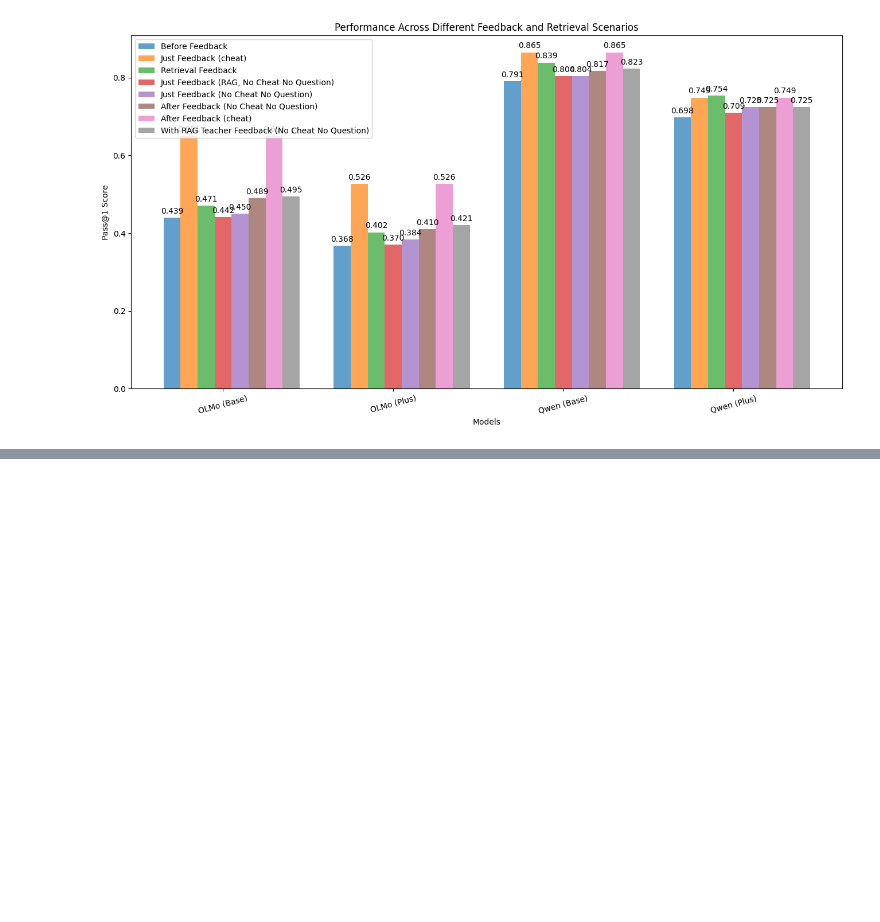
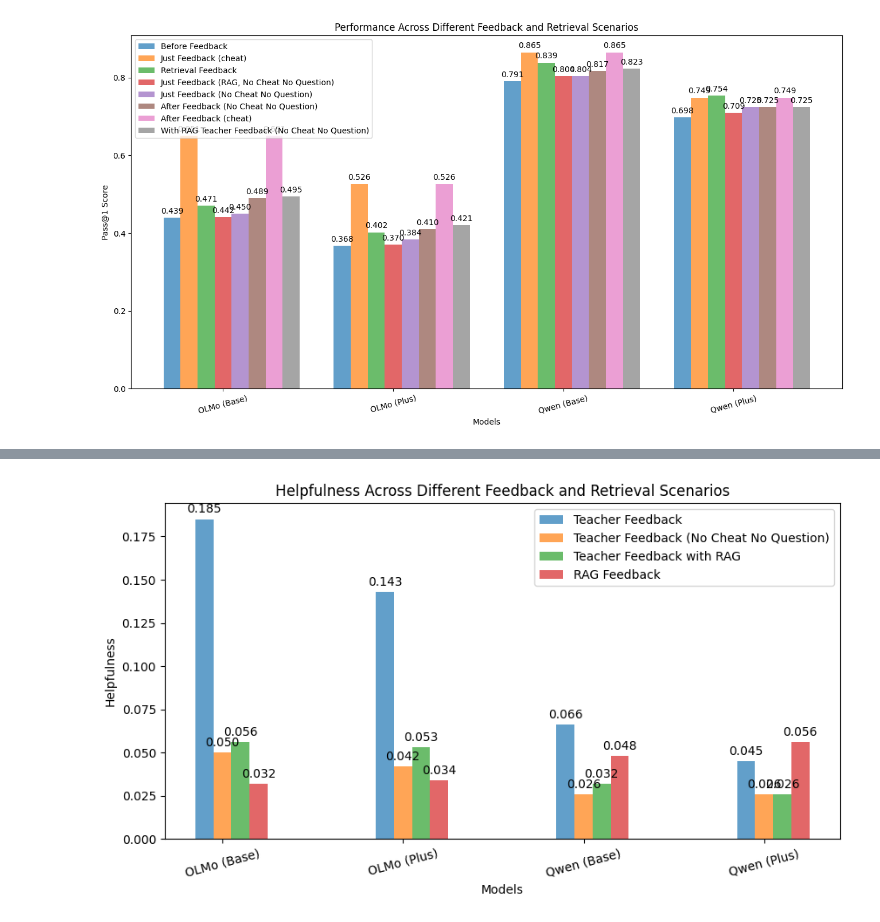
Before and after one commit to IanMagnusson/Ethical-AI-teachers, a Jupyter notebook: viz.ipynb, the cells around one changed output, grey strips where cells are left out. Saved outputs shown, nothing was run; the diff lists cells and outputs as text; code cells hidden in the pictures; blank space fills up the shorter version.

```diff
--- a/viz.ipynb
+++ b/viz.ipynb
@@ -225,31 +272,47 @@ data = {exp: [df_olmo['']] for exp in scenarios}
+# %%
+# plot helpfulness
+scenarios =  df_olmo['exp_id'].unique()
+models = ["OLMo (Base)", "OLMo (Plus)", "Qwen (Base)", "Qwen (Plus)"]
+
+data = {
+        exp: [
+                df_olmo[df_olmo["exp_id"] == scenarios[i]]["base_helpfulness"].values[0],
+                df_olmo[df_olmo["exp_id"] == scenarios[i]]["plus_helpfulness"].values[0],
+                df_qwen[df_qwen["exp_id"] == scenarios[i]]["base_helpfulness"].values[0],
+                df_qwen[df_qwen["exp_id"] == scenarios[i]]["plus_helpfulness"].values[0],
+                ]
+                for i, exp in enumerate(scenarios)
+        }
 # %%
 # Convert data to DataFrame for plotting
 df_plot = pd.DataFrame(data, index=models)
 
 # Plot the bar chart
-fig, ax = plt.subplots(figsize=(16, 8))
+fig, ax = plt.subplots(figsize=(10, 5))
 width = 0.1  # Adjust width for multiple bars
 x = np.arange(len(models))
 
 # Plot each scenario as a separate bar set
 for i, (label, values) in enumerate(df_plot.items()):
-    ax.bar(x + (i - 3) * width, values, width, label=label, alpha=0.7)
+    ax.bar(x + (i - 1) * width, values, width, label=label, alpha=0.7)
 
 # Labels and Titles
 ax.set_xlabel("Models")
-ax.set_ylabel("Pass@1 Score")
-ax.set_title("Performance Across Different Feedback and Retrieval Scenarios")
+ax.set_ylabel("Helpfulness")
+ax.set_title("Helpfulness Across Different Feedback and Retrieval Scenarios")
 ax.set_xticks(x)
 ax.set_xticklabels(models, rotation=15)
 ax.legend()
 
 # Display values on bars
 for i, (label, values) in enumerate(df_plot.items()):
     for j, value in enumerate(values):
         ax.annotate(f"{value:.3f}",
-                    xy=(x[j] + (i - 3) * width, value),
+                    xy=(x[j] + (i - 1) * width, value),
                     xytext=(0, 3),  # Offset text slightly above bars
                     textcoords="offset points",
                     ha='center', va='bottom')
 
 plt.show()
+# %% [output]
+[figure, added]
```
Also changed, not shown: parts of 8 cells of this notebook, 12 other files.
